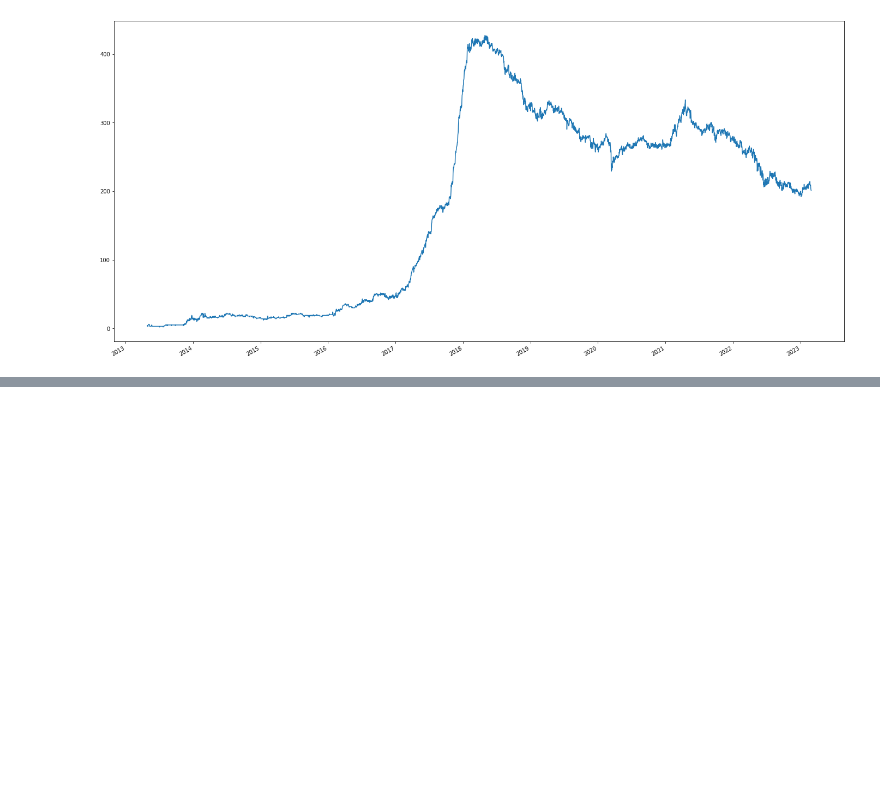
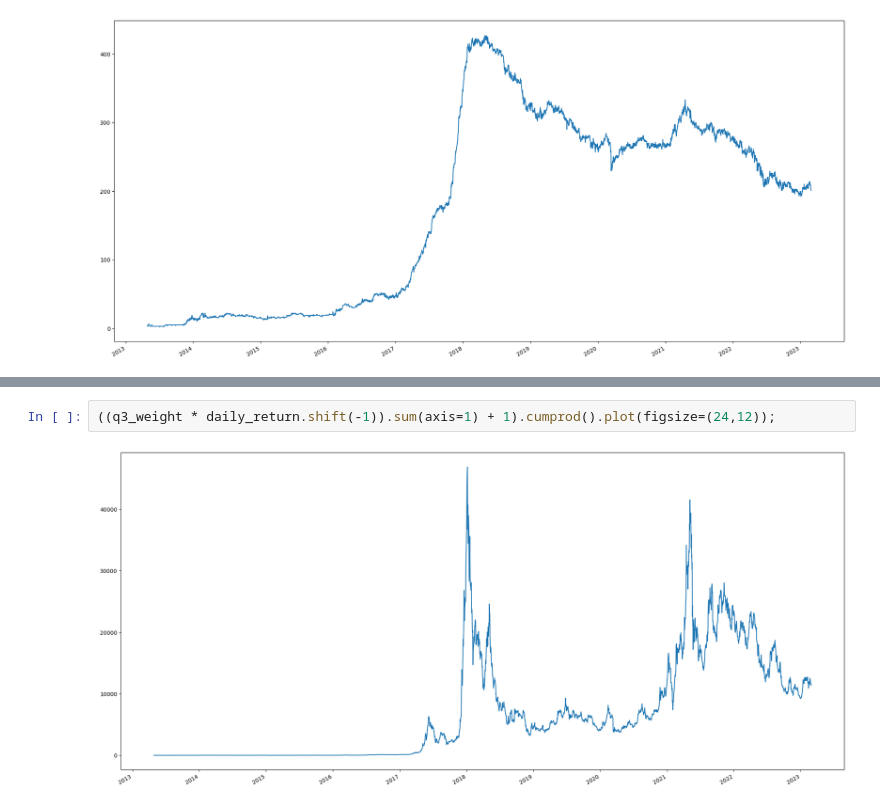
Before and after one commit to Jack-ryu/crypto_paper, a Jupyter notebook: z_progress.ipynb, the cells around one changed output, grey strips where cells are left out. Drawn from its saved outputs; the diff is of its cells as text; blank space fills up the shorter version.

```diff
--- a/z_progress.ipynb
+++ b/z_progress.ipynb
@@ -128,0 +156,4 @@ screen_by_mktcap.count(axis=1).plot()
+# %%
+((q3_weight * daily_return.shift(-1)).sum(axis=1) + 1).cumprod().plot(figsize=(24,12));
+# %% [output]
+[figure, added]
```
Also changed, not shown: parts of 7 cells of this notebook, 1 other file.
